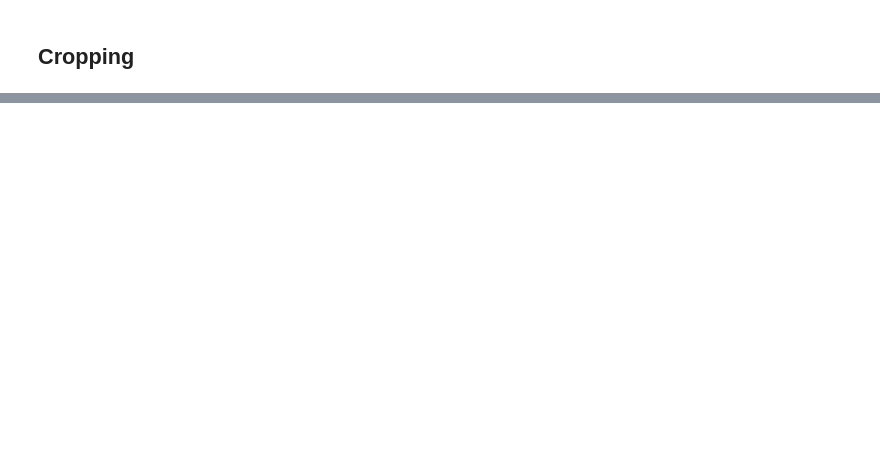
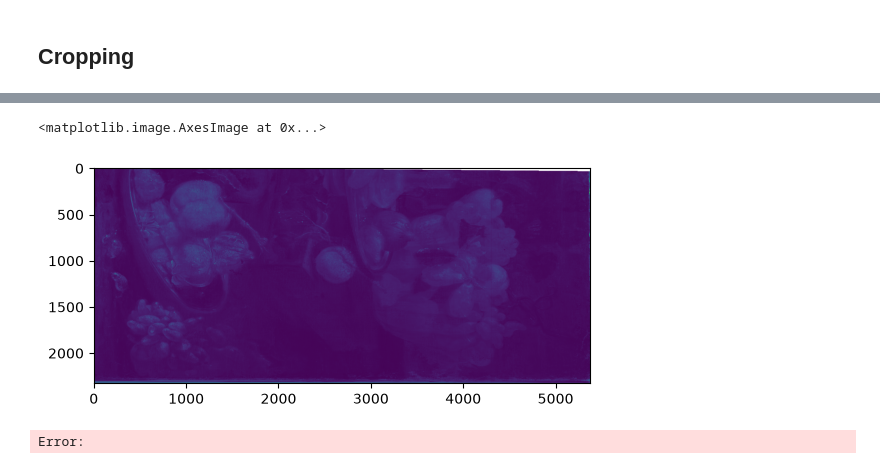
Before and after one commit to johannapau/paintings-mantta, a Jupyter notebook: code/stitching.ipynb, the cells around one changed output, grey strips where cells are left out. Cells and saved outputs as stored; diff of their text form; code cells hidden in the pictures; blank space fills up the shorter version.

```diff
--- a/code/stitching.ipynb
+++ b/code/stitching.ipynb
@@ -148,0 +156,18 @@ clipper = CubeClipper(canvas_blend, band=60, out_dir=savepath)
+# %%
+import numpy as np
+import matplotlib.pyplot as plt
+
+savepath: str = f'/n/archive/labs/hsi-data/serlachius/fx17/reflectance'
+
+
+id = '230'
+a = np.load(f'{savepath}/{id}a.npy')
+b = np.load(f'{savepath}/{id}b.npy')
+
+# plt.imshow(a[..., 100])
+# plt.imshow(a[..., 100])
+
+a.shape, b.shape
+# %% [output]
+<matplotlib.image.AxesImage at 0x...>
+[figure, added]
@@ -148,0 +182,19 @@ clipper = CubeClipper(canvas_blend, band=60, out_dir=savepath)
+# %%
+from resize import resize_img_cube_nanfriendly
+# b is too short, need to resize that
+
+w_irl, h_irl = 29.5, 74.5 # height and width of area in real life
+scaler = h_irl / w_irl
+
+new_width  = b_flipped.shape[1]
+new_height = int(new_width * scaler)
+
+resized = resize_img_cube_nanfriendly(b_flipped, new_height, new_width)
+
+
+# print(scaler)
+# resized = resize_img_cube(canvas_blend, int(blended_h * scaler), blended_w)
+print("Original shape:", b_flipped.shape)
+print("Resized shape: ", resized.shape)
+# %% [output]
+Error:
```
Also changed, not shown: parts of 7 cells of this notebook.
